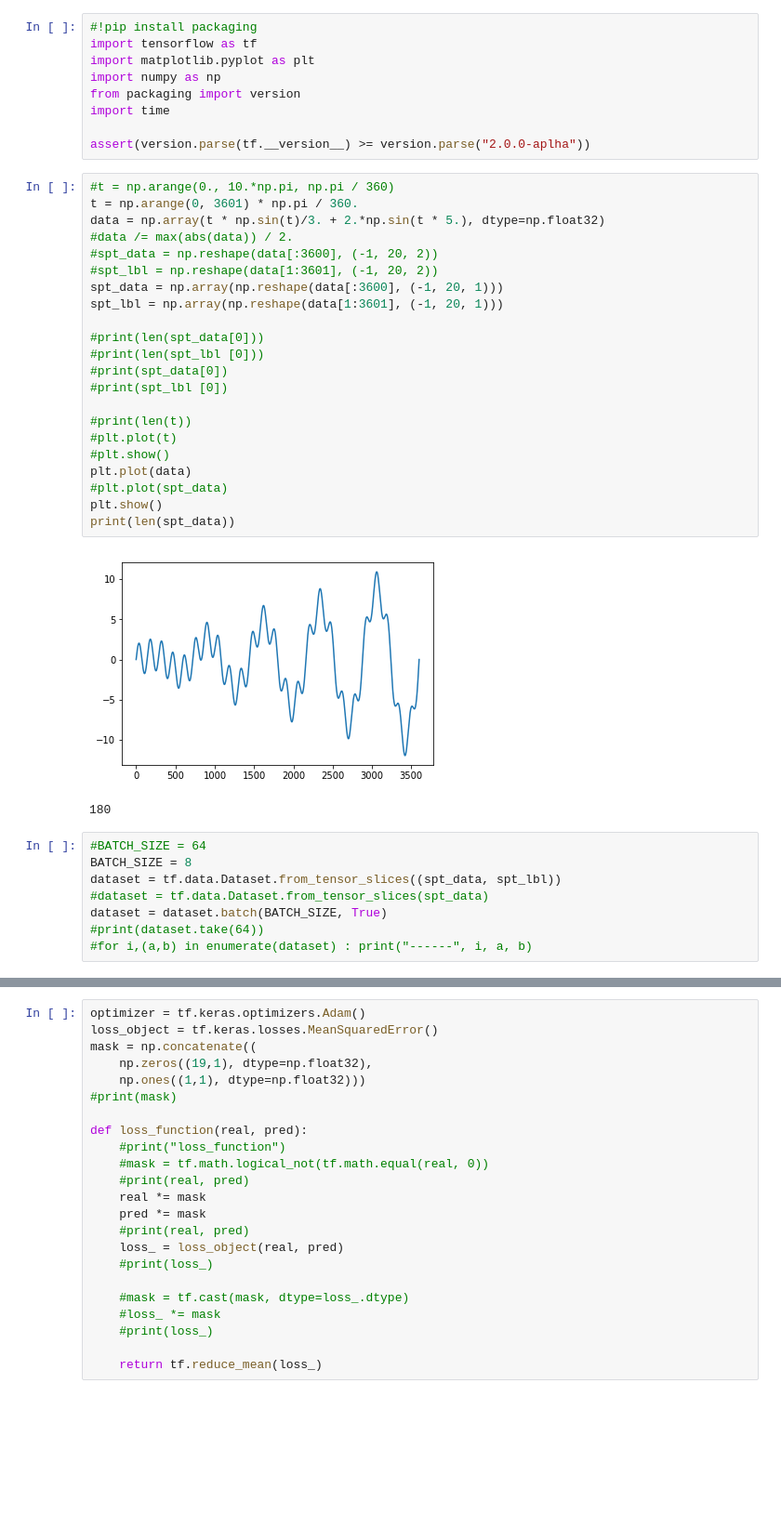
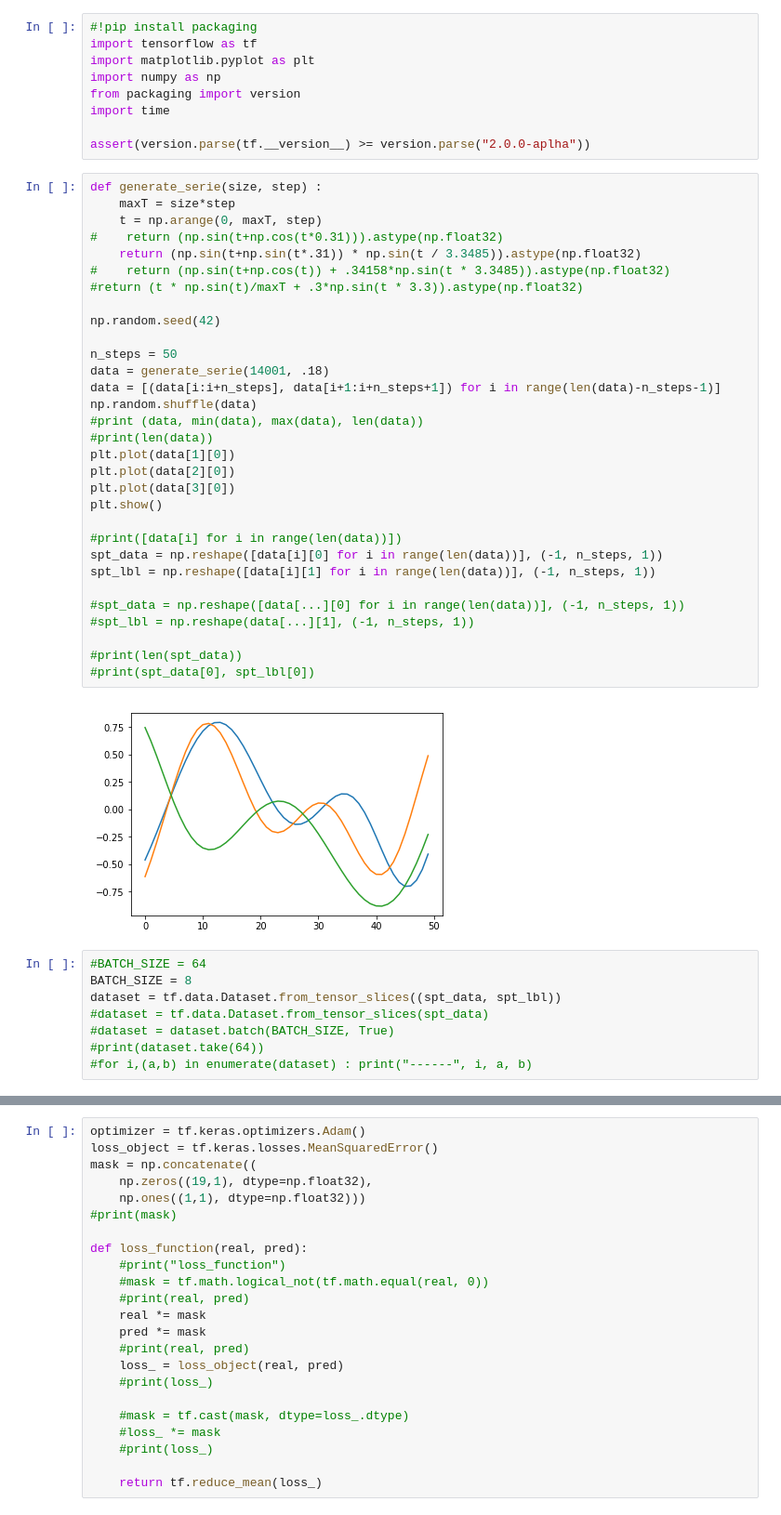
Before and after one commit to nathannau/crypto, a Jupyter notebook: test_rnn_2.ipynb, the cells around one changed output, grey strips where cells are left out. Shown at 93% size. Cells and saved outputs as stored; diff of their text form; blank space fills up the shorter version.

Commit message:
nouv dataset

```diff
--- a/test_rnn_2.ipynb
+++ b/test_rnn_2.ipynb
@@ -7,37 +7,45 @@ from packaging import version
 import time
 
 assert(version.parse(tf.__version__) >= version.parse("2.0.0-aplha"))
-# %%
-#t = np.arange(0., 10.*np.pi, np.pi / 360)
-t = np.arange(0, 3601) * np.pi / 360.
-data = np.array(t * np.sin(t)/3. + 2.*np.sin(t * 5.), dtype=np.float32)
-#data /= max(abs(data)) / 2.
-#spt_data = np.reshape(data[:3600], (-1, 20, 2))
-#spt_lbl = np.reshape(data[1:3601], (-1, 20, 2))
-spt_data = np.array(np.reshape(data[:3600], (-1, 20, 1)))
-spt_lbl = np.array(np.reshape(data[1:3601], (-1, 20, 1)))
-
-#print(len(spt_data[0]))
-#print(len(spt_lbl [0]))
-#print(spt_data[0])
-#print(spt_lbl [0])
-
-#print(len(t))
-#plt.plot(t)
-#plt.show()
-plt.plot(data)
-#plt.plot(spt_data)
-plt.show()
-print(len(spt_data))
-# %% [output]
-[figure, removed]
-180
+# %%
+def generate_serie(size, step) :
+    maxT = size*step
+    t = np.arange(0, maxT, step)
+#    return (np.sin(t+np.cos(t*0.31))).astype(np.float32)
+    return (np.sin(t+np.sin(t*.31)) * np.sin(t / 3.3485)).astype(np.float32)
+#    return (np.sin(t+np.cos(t)) + .34158*np.sin(t * 3.3485)).astype(np.float32)
+#return (t * np.sin(t)/maxT + .3*np.sin(t * 3.3)).astype(np.float32)
+
+np.random.seed(42)
+
+n_steps = 50
+data = generate_serie(14001, .18)
+data = [(data[i:i+n_steps], data[i+1:i+n_steps+1]) for i in range(len(data)-n_steps-1)]
+np.random.shuffle(data)
+#print (data, min(data), max(data), len(data))
+#print(len(data))
+plt.plot(data[1][0])
+plt.plot(data[2][0])
+plt.plot(data[3][0])
+plt.show()
+
+#print([data[i] for i in range(len(data))])
+spt_data = np.reshape([data[i][0] for i in range(len(data))], (-1, n_steps, 1))
+spt_lbl = np.reshape([data[i][1] for i in range(len(data))], (-1, n_steps, 1))
+
+#spt_data = np.reshape([data[...][0] for i in range(len(data))], (-1, n_steps, 1))
+#spt_lbl = np.reshape(data[...][1], (-1, n_steps, 1))
+
+#print(len(spt_data))
+#print(spt_data[0], spt_lbl[0])
+# %% [output]
+[figure, added]
 # %%
 #BATCH_SIZE = 64
 BATCH_SIZE = 8
 dataset = tf.data.Dataset.from_tensor_slices((spt_data, spt_lbl))
 #dataset = tf.data.Dataset.from_tensor_slices(spt_data)
-dataset = dataset.batch(BATCH_SIZE, True)
+#dataset = dataset.batch(BATCH_SIZE, True)
 #print(dataset.take(64))
 #for i,(a,b) in enumerate(dataset) : print("------", i, a, b)
 # %%
```
Also changed, not shown: parts of 1 cell of this notebook.
